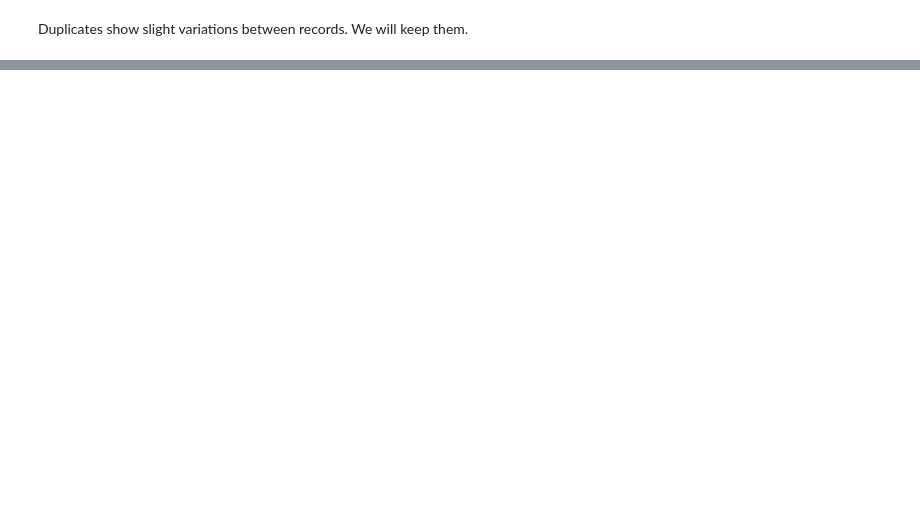
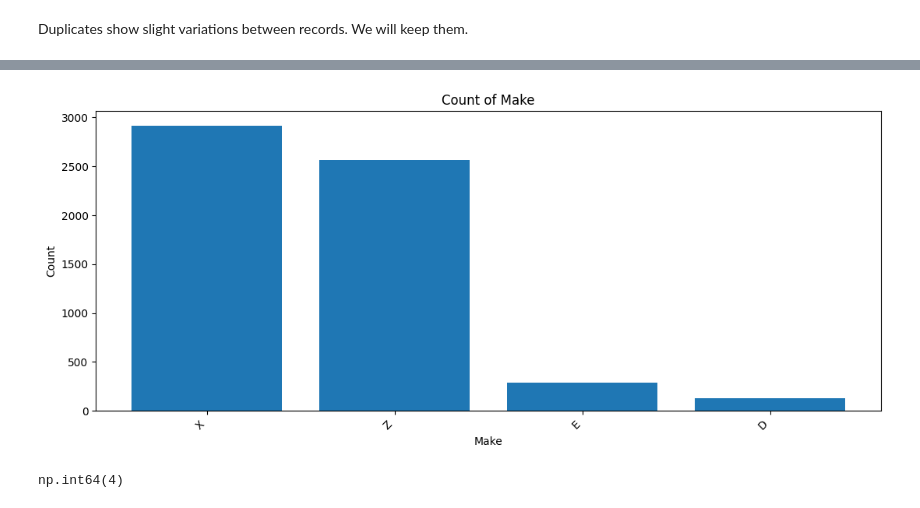
Before and after one commit to JavenMW/Emissions, a Jupyter notebook: Cleaning.ipynb, the cells around one changed output, grey strips where cells are left out. Drawn from its saved outputs; the diff is of its cells as text; code cells hidden in the pictures; blank space fills up the shorter version.

```diff
--- a/Cleaning.ipynb
+++ b/Cleaning.ipynb
@@ -210,0 +379,15 @@ Name: count, Length: 1102, dtype: int64
+# %%
+value_counts = train_df2['Fuel Type'].value_counts()
+# Showing distribution for Make
+plt.figure(figsize=(13,5))
+plt.bar(value_counts.index, value_counts.values)
+plt.xlabel('Make')
+plt.xticks(rotation=45, ha='right')
+plt.ylabel('Count')
+plt.title('Count of Make')
+plt.show()
+
+value_counts.count()
+# %% [output]
+[figure, added]
+np.int64(4)
```
Also changed, not shown: parts of 35 cells of this notebook.
